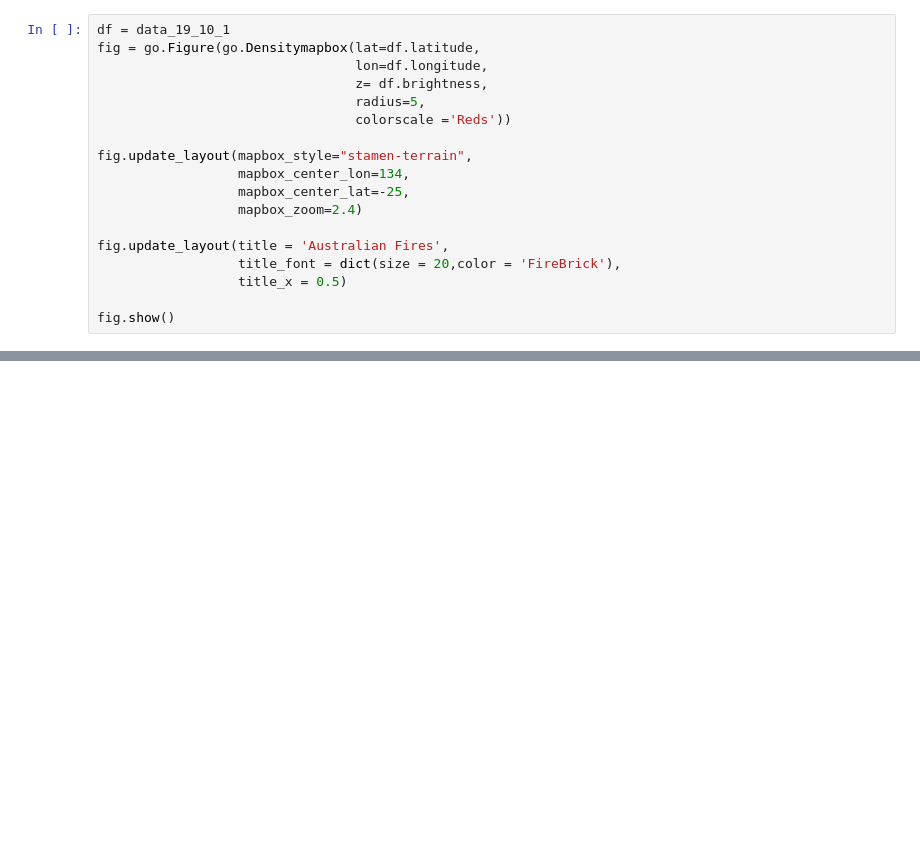
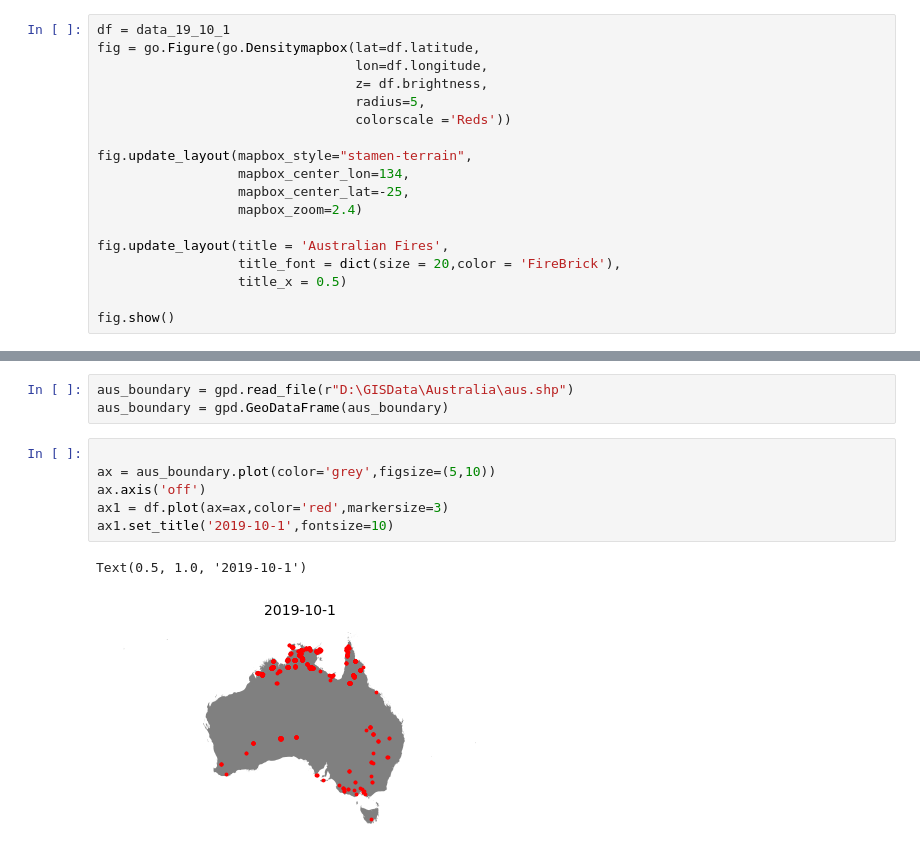
Before and after one commit to lun55/GIS_Learn, a Jupyter notebook: Jupyter/作业/aus.ipynb, the cells around one changed output, grey strips where cells are left out. Cells and saved outputs as stored; diff of their text form; blank space fills up the shorter version.

```diff
--- a/Jupyter/作业/aus.ipynb
+++ b/Jupyter/作业/aus.ipynb
@@ -86,0 +114,12 @@ df.plot(color='red')
+# %%
+aus_boundary = gpd.read_file(r"D:\GISData\Australia\aus.shp")
+aus_boundary = gpd.GeoDataFrame(aus_boundary)
+# %%
+
+ax = aus_boundary.plot(color='grey',figsize=(5,10))
+ax.axis('off')
+ax1 = df.plot(ax=ax,color='red',markersize=3)
+ax1.set_title('2019-10-1',fontsize=10)
+# %% [output]
+Text(0.5, 1.0, '2019-10-1')
+[figure, added]
```
Also changed, not shown: parts of 14 cells of this notebook.
